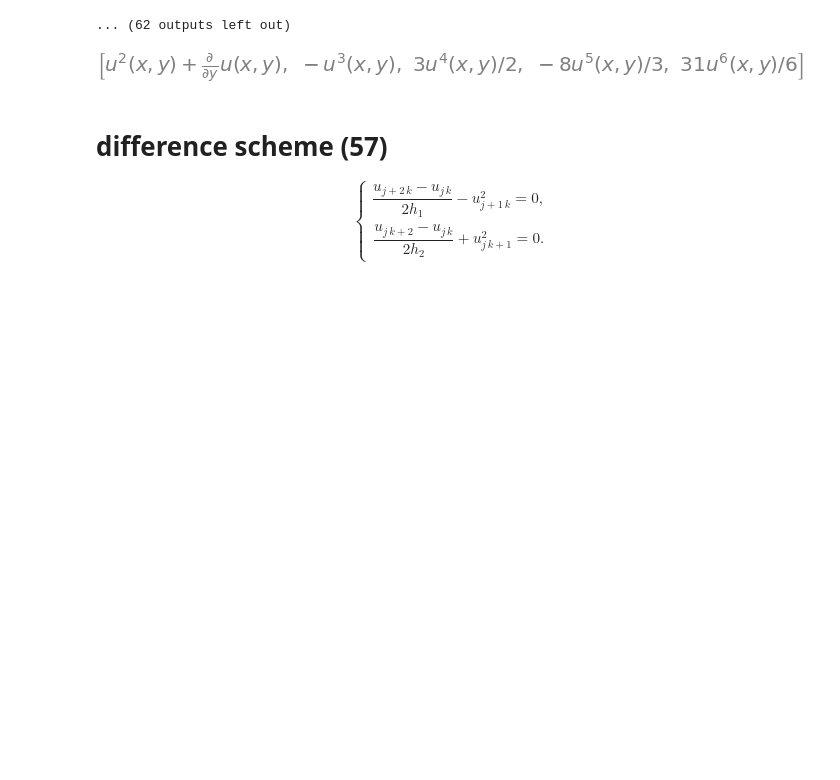
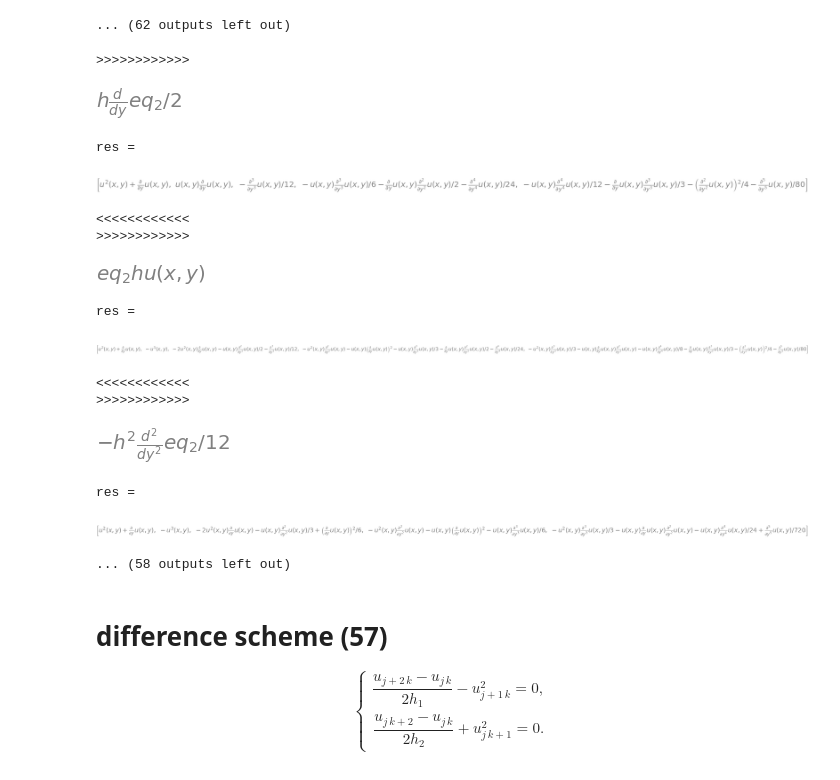
Before and after one commit to blinkovua/sharing-blinkov, a Jupyter notebook: 8 Examples of quasi-linear systems - PDA.ipynb, the cells around one changed output. Cells and saved outputs as stored; diff of their text form; code cells hidden in the pictures; blank space fills up the shorter version.

```diff
--- a/8 Examples of quasi-linear systems - PDA.ipynb
+++ b/8 Examples of quasi-linear systems - PDA.ipynb
@@ -213,9 +213,23 @@ res =
 [figure]
 ... (62 outputs left out)
 # %%
-NF(eq2, [u.diff(x), u.diff(y)], [eq1, eq2])
+NF(eq2, [u.diff(x), u.diff(y)], [eq1, eq2], trace=True)
 # %% [output]
+>>>>>>>>>>>>
-[figure, old version]
+[figure, new version]
+res =
+[figure, added]
+<<<<<<<<<<<<
+>>>>>>>>>>>>
+[figure, added]
+res =
+[figure, added]
+<<<<<<<<<<<<
+>>>>>>>>>>>>
+[figure, added]
+res =
+[figure, added]
+... (58 outputs left out)
 # %% [markdown]
 # difference scheme (57) #
 \begin{equation}
```
Also changed, not shown: parts of 2 cells of this notebook.
